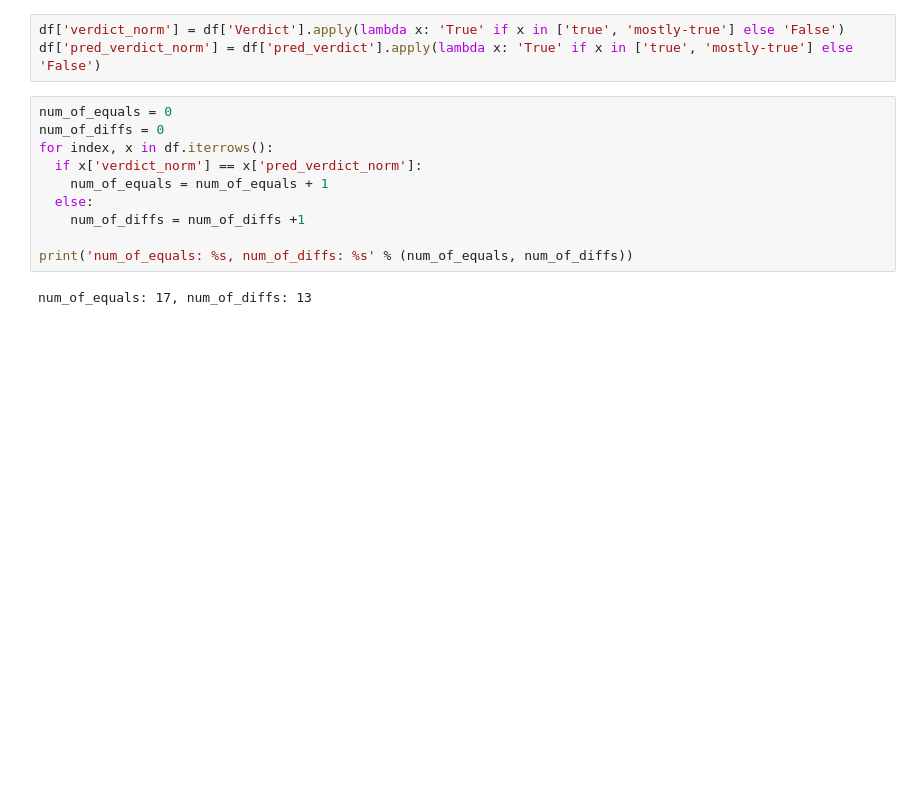
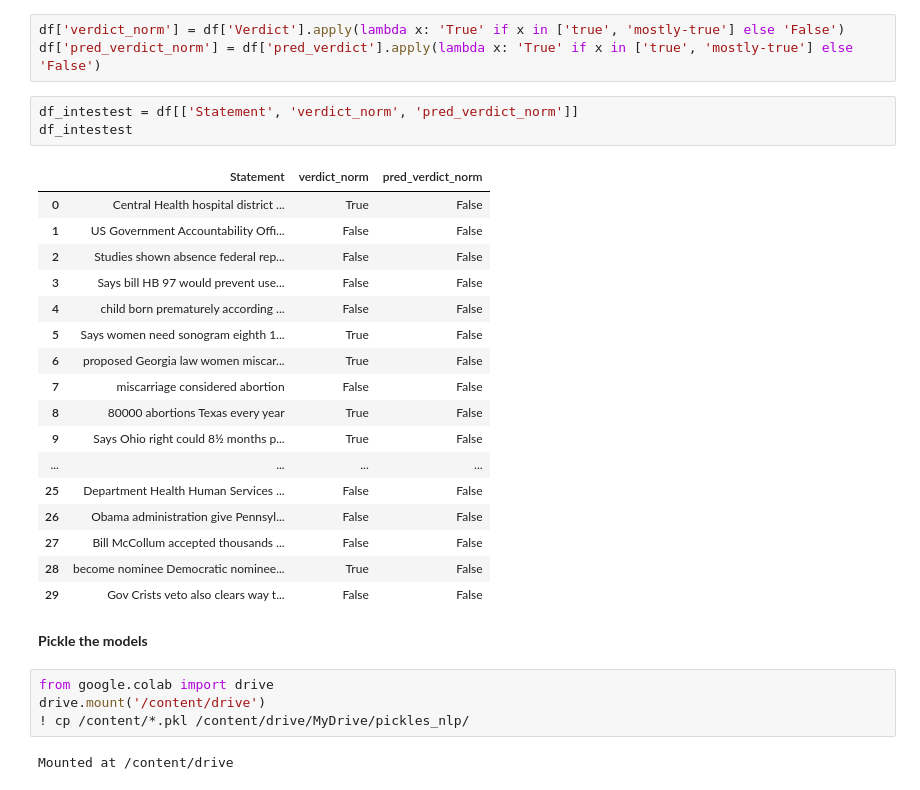
Before and after one commit to YuxingW/alternusvera-spring-2021, a Jupyter notebook: microfactor_training_pipeline.ipynb, the cells around one changed output. Drawn from its saved outputs; the diff is of its cells as text; blank space fills up the shorter version.

```diff
--- a/microfactor_training_pipeline.ipynb
+++ b/microfactor_training_pipeline.ipynb
@@ -580,15 +586,32 @@ array(['false', 'half-true', 'barely-true'], dtype=object)
 # %%
 df['verdict_norm'] = df['Verdict'].apply(lambda x: 'True' if x in ['true', 'mostly-true'] else 'False')
 df['pred_verdict_norm'] = df['pred_verdict'].apply(lambda x: 'True' if x in ['true', 'mostly-true'] else 'False')
-# %%
-num_of_equals = 0
-num_of_diffs = 0
-for index, x in df.iterrows():
-  if x['verdict_norm'] == x['pred_verdict_norm']:
-    num_of_equals = num_of_equals + 1
-  else:
-    num_of_diffs = num_of_diffs +1
-
-print('num_of_equals: %s, num_of_diffs: %s' % (num_of_equals, num_of_diffs))
-# %% [output]
-num_of_equals: 17, num_of_diffs: 13
+# %%
+df_intestest = df[['Statement', 'verdict_norm', 'pred_verdict_norm']]
+df_intestest
+# %% [output]
+|  | Statement | verdict_norm | pred_verdict_norm |
+| 0 | Central Health hospital district ... | True | False |
+| 1 | US Government Accountability Offi... | False | False |
+| 2 | Studies shown absence federal rep... | False | False |
+| 3 | Says bill HB 97 would prevent use... | False | False |
+| 4 | child born prematurely according ... | False | False |
+| 5 | Says women need sonogram eighth 1... | True | False |
+| 6 | proposed Georgia law women miscar... | True | False |
+| 7 | miscarriage considered abortion | False | False |
+| 8 | 80000 abortions Texas every year | True | False |
+| 9 | Says Ohio right could 8½ months p... | True | False |
+| ... | ... | ... | ... |
+| 25 | Department Health Human Services ... | False | False |
+| 26 | Obama administration give Pennsyl... | False | False |
+| 27 | Bill McCollum accepted thousands ... | False | False |
+| 28 | become nominee Democratic nominee... | True | False |
+| 29 | Gov Crists veto also clears way t... | False | False |
+# %% [markdown]
+**Pickle the models**
+# %%
+from google.colab import drive
+drive.mount('/content/drive')
+! cp /content/*.pkl /content/drive/MyDrive/pickles_nlp/
+# %% [output]
+Mounted at /content/drive
```
Also changed, not shown: parts of 21 cells of this notebook.
